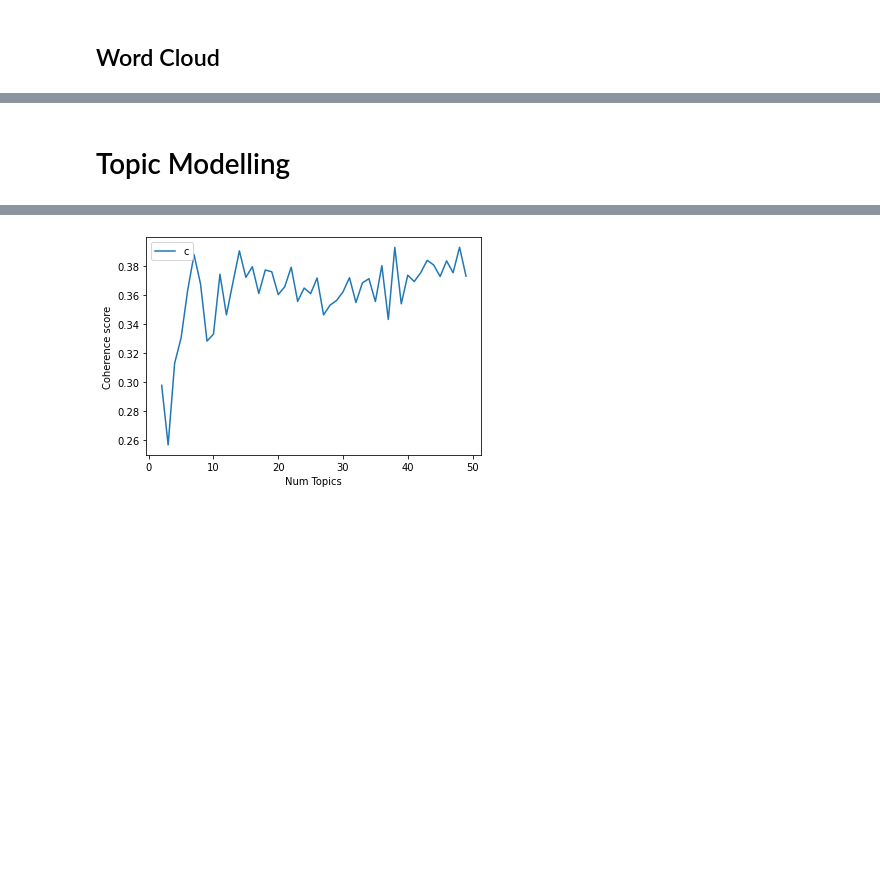
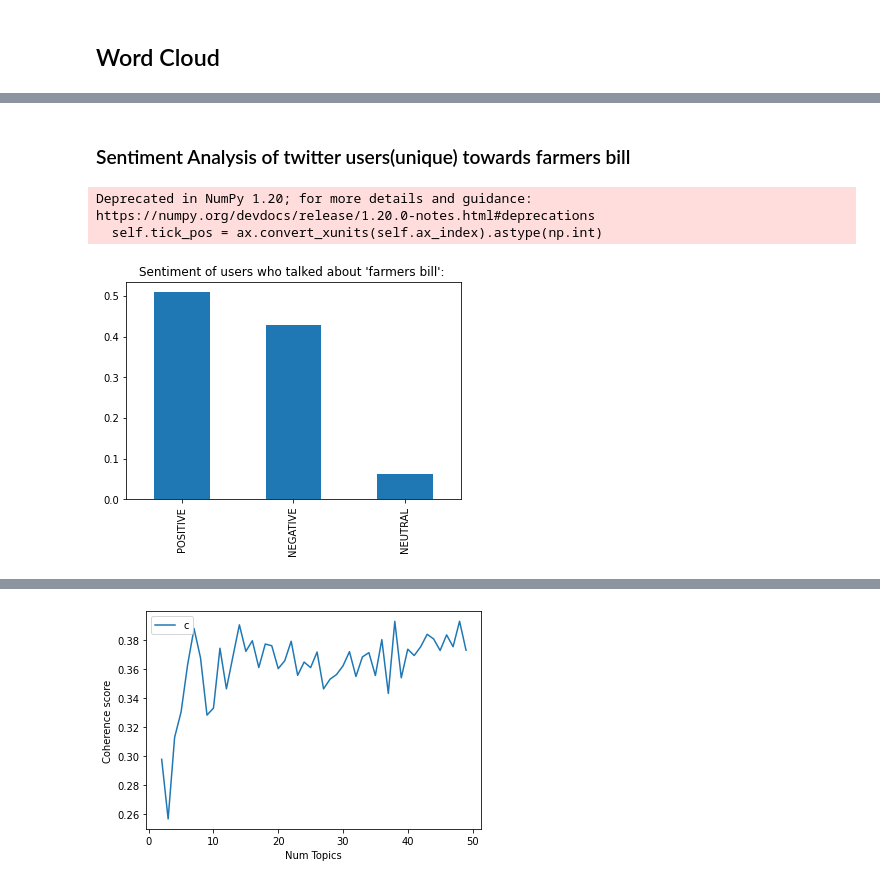
Before and after one commit to RegsonDR/Social-Media-Analytics, a Jupyter notebook: src/main.ipynb, the cells around one changed output, grey strips where cells are left out. Drawn from its saved outputs; the diff is of its cells as text; code cells hidden in the pictures; blank space fills up the shorter version.

```diff
--- a/src/main.ipynb
+++ b/src/main.ipynb
@@ -210,2 +194,21 @@ processed_tweets_df[processed_tweets_df["text_processed"].str.find('bill')!=-1]
-# %% [markdown]
-# Topic Modelling
+# %% [markdown]
+### Sentiment Analysis of twitter users(unique) towards farmers bill
+# %%
+processed_tweets_df.reset_index(drop=True)
+processed_total_df = processed_tweets_df.groupby('username')['text_processed'].unique().apply(lambda x: ','.join(x)).reset_index()
+sid = SentimentIntensityAnalyzer()
+df = pd.DataFrame()
+df["text_processed"]=processed_total_df[processed_total_df["text_processed"].str.find(r'bill')!=-1]["text_processed"].to_numpy()
+df['scores'] = df['text_processed'].apply(lambda text_processed: sid.polarity_scores(text_processed))
+
+df['compound'] = df['scores'].apply(lambda score_dict: score_dict['compound'])
+df['sentiment_type']=''
+df.loc[df.compound>0,'sentiment_type']='POSITIVE'
+df.loc[df.compound==0 ,'sentiment_type']='NEUTRAL'
+df.loc[df.compound<0,'sentiment_type']='NEGATIVE'
+df.sentiment_type.value_counts(normalize=True).plot.bar(title="Sentiment of users who talked about 'farmers bill': ")
+plt.show()
+# %% [output]
+Deprecated in NumPy 1.20; for more details and guidance: https://numpy.org/devdocs/release/1.20.0-notes.html#deprecations
+  self.tick_pos = ax.convert_xunits(self.ax_index).astype(np.int)
+[figure, added]
```
Also changed, not shown: parts of 8 cells of this notebook, 2 other files.
